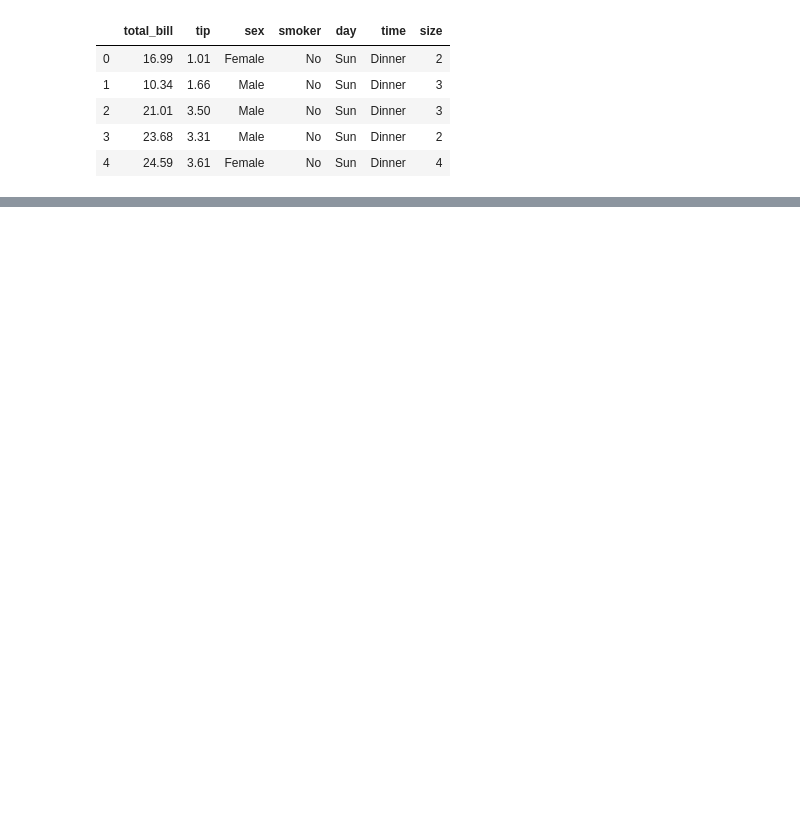
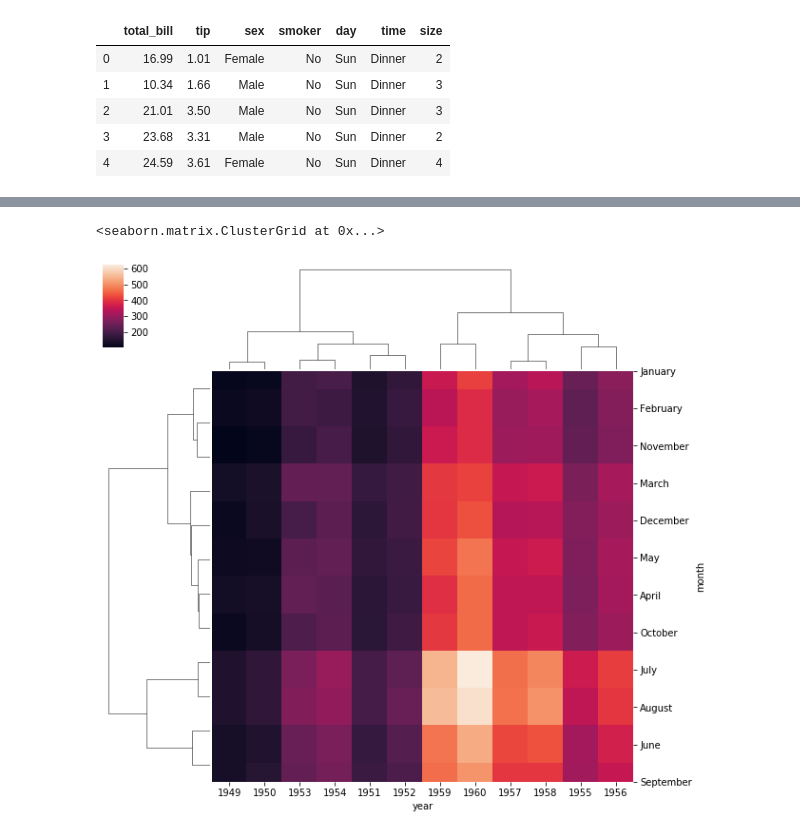
Before and after one commit to JonathanHillman/Data-Science-Tutorials, a Jupyter notebook: Seaborn Tutorial/03 - Matrix Plots.ipynb, the cells around one changed output, grey strips where cells are left out. Cells and saved outputs as stored; diff of their text form; code cells hidden in the pictures; blank space fills up the shorter version.

```diff
--- a/Seaborn Tutorial/03 - Matrix Plots.ipynb
+++ b/Seaborn Tutorial/03 - Matrix Plots.ipynb
@@ -13,0 +72,7 @@ tips.head()
+# %%
+#A clustermap gives groups certain attributes together, and
+#reorders them to created the most sensible clusters
+sns.clustermap(fp)
+# %% [output]
+<seaborn.matrix.ClusterGrid at 0x...>
+[figure, added]
```
Also changed, not shown: parts of 6 cells of this notebook.
